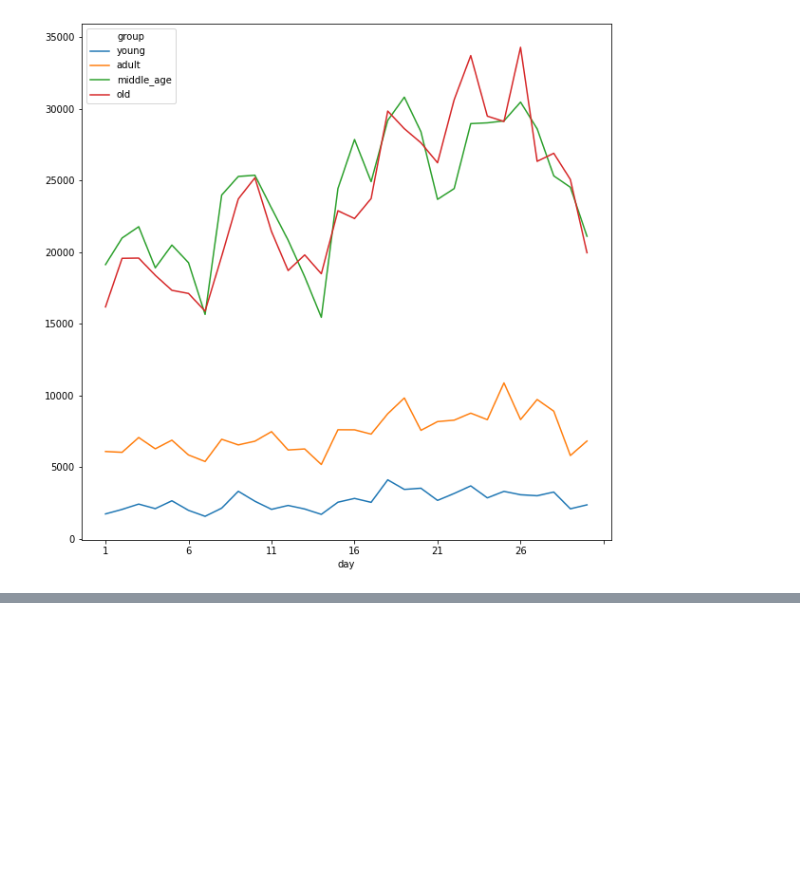
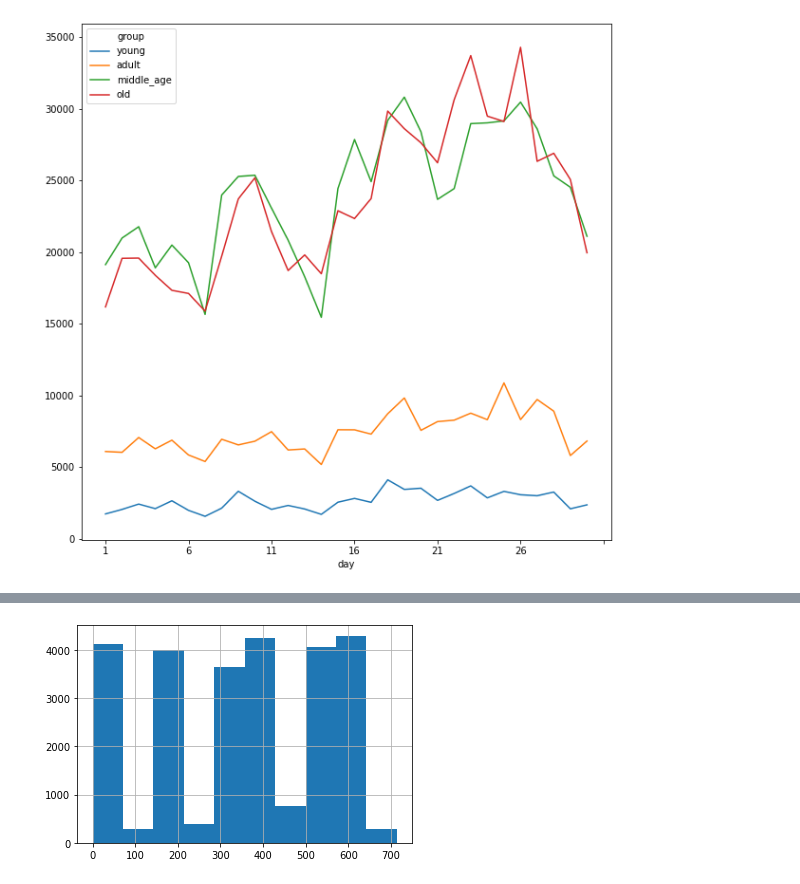
Before and after one commit to netxph/sb-capstone, a Jupyter notebook: notebooks/02 - Data Understanding.ipynb, the cells around one changed output, grey strips where cells are left out. Cells and saved outputs as stored; diff of their text form; code cells hidden in the pictures; blank space fills up the shorter version.

```diff
--- a/notebooks/02 - Data Understanding.ipynb
+++ b/notebooks/02 - Data Understanding.ipynb
@@ -954,0 +1008,4 @@ Before we can proceed, our transactions is not mapped to any offer as of now.
+# %%
+transcript[transcript.offer_id.isin([3, 8])].time.hist();
+# %% [output]
+[figure, added]
```
Also changed, not shown: parts of 12 cells of this notebook, 1 other file.
